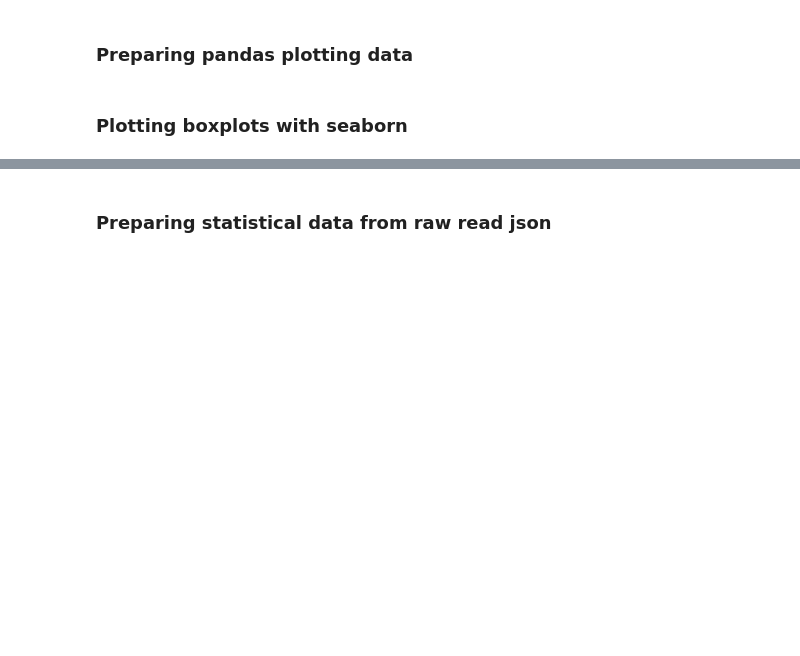
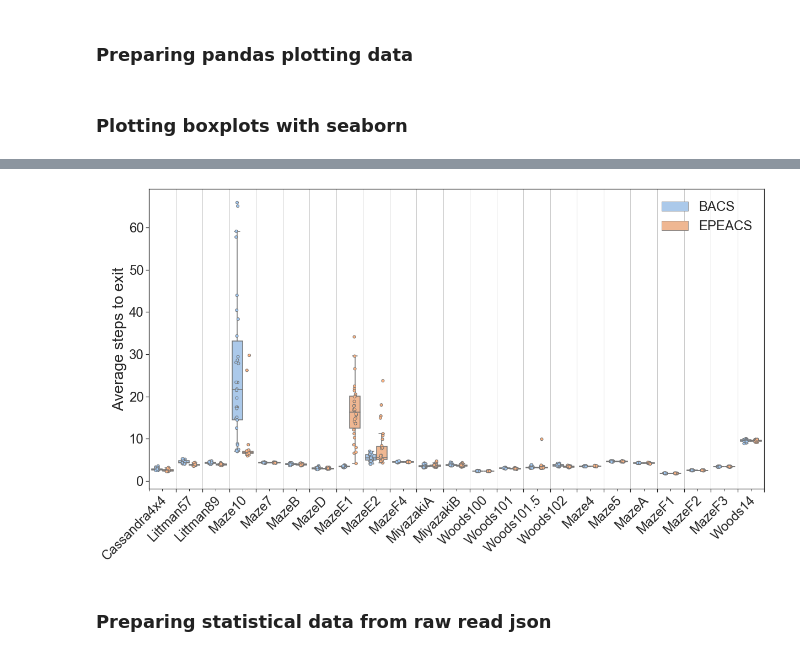
Before and after one commit to RomainOr/Reasoning-with-ALCS, a Jupyter notebook: epeacs_boxplot.ipynb, the cells around one changed output, grey strips where cells are left out. Saved outputs shown, nothing was run; the diff lists cells and outputs as text; code cells hidden in the pictures; blank space fills up the shorter version.

Commit message:
Add data from experiment : epsilon & learning step seem to be the key! Two TODOs

```diff
--- a/epeacs_boxplot.ipynb
+++ b/epeacs_boxplot.ipynb
@@ -75,7 +83,8 @@ def read_json(path, file_name_lcs_1, file_name_lcs_2):
         raw_data_from_lcs_2 = json.load(json_file_2)
 
     raw_data = [raw_data_from_lcs_1, raw_data_from_lcs_2, raw_data_from_lcs_2]
-    lcs_name = ['ACS2', 'PEPACS', 'EPEACS']
+    lcs_name = ['BACS', 'EPEACS']
+    #lcs_name = ['ACS2', 'PEPACS', 'EPEACS']
     return raw_data, lcs_name
 
 # Call function to prepare plotting data
@@ -142,7 +155,7 @@ rc={
 }
 sns.set(context='notebook', style='ticks', rc=rc)
 # %%
-def plot_figure(pandas_data, Y, legend_loc):
+def plot_figure(pandas_data, Y, legend_loc, lcs_name):
 
     # Build the main figure
     fig, ax = plt.subplots(figsize=figure_size)
@@ -190,31 +203,34 @@ def plot_figure(pandas_data, Y, legend_loc):
 
     # Set up legend
     handles, labels = ax.get_legend_handles_labels()
-    plt.legend(handles[0:3], labels[0:3], frameon=False, loc=legend_loc, fontsize=legend_fontsize)
+    if len(lcs_name) == 2:
+        plt.legend(handles[0:2], labels[0:2], frameon=False, loc=legend_loc, fontsize=legend_fontsize)
+    else:
+        plt.legend(handles[0:3], labels[0:3], frameon=False, loc=legend_loc, fontsize=legend_fontsize)
 # %%
 def plot_knowledge(pandas_data, zipped:bool=True):
-    plot_figure(pandas_data, Y='Knowledge (%)', legend_loc='lower right')
+    plot_figure(pandas_data, Y='Knowledge (%)', legend_loc='lower right', lcs_name=lcs_name)
 
 def plot_population(pandas_data, only_reliable:bool=False):
     if not only_reliable:
         Y = 'Population of classifiers'
     else:
         Y = 'Reliable classifiers'
-    plot_figure(pandas_data, Y=Y, legend_loc='upper right')
+    plot_figure(pandas_data, Y=Y, legend_loc='upper right', lcs_name=lcs_name)
 
-def plot_ratio_reliable(pandas_data):
-    plot_figure(pandas_data, Y='Ratio of reliable classifiers in population', legend_loc='upper right')
+#def plot_mean_classifier_specificity(pandas_data):
+#    plot_figure(pandas_data, Y='Mean realiable classifier specificity', legend_loc='upper right', lcs_name)
 
-def plot_mean_classifier_specificity(pandas_data):
-    plot_figure(pandas_data, Y='Mean realiable classifier specificity', legend_loc='upper right')
+#def plot_first_time_full_knowledge_achieved(pandas_data):
+#    plot_figure(pandas_data, Y='Full Knowledge for first time (trial)', legend_loc='upper right', lcs_name)
 
-def plot_first_time_full_knowledge_achieved(pandas_data):
-    plot_figure(pandas_data, Y='Full Knowledge for first time (trial)', legend_loc='upper right')
+#def plot_last_time_full_knowledge_achieved(pandas_data):
+#    plot_figure(pandas_data, Y='Full Knowledge for last time (trial)', legend_loc='lower right', lcs_name)
 
-def plot_last_time_full_knowledge_achieved(pandas_data):
-    plot_figure(pandas_data, Y='Full Knowledge for last time (trial)', legend_loc='lower right')
+#def plot_pep_accumulated_error(pandas_data):
+#    plot_figure(pandas_data, Y='PEP Accumulated Error (%)', legend_loc='upper right', lcs_name)
 
-def plot_pep_accumulated_error(pandas_data):
-    plot_figure(pandas_data, Y='PEP Accumulated Error (%)', legend_loc='upper right')
+def plot_avg_steps_to_exit(pandas_data):
+    plot_figure(pandas_data, Y='Average steps to exit', legend_loc='upper right', lcs_name=lcs_name)
 # %%
 plot_knowledge(pandas_data)
@@ -227,2 +252,4 @@ plot_population(pandas_data, only_reliable=True)
 # %%
-plot_mean_classifier_specificity(pandas_data)
+plot_avg_steps_to_exit(pandas_data)
+# %% [output]
+[figure, added]
```
Also changed, not shown: parts of 8 cells of this notebook, 8 other files.
